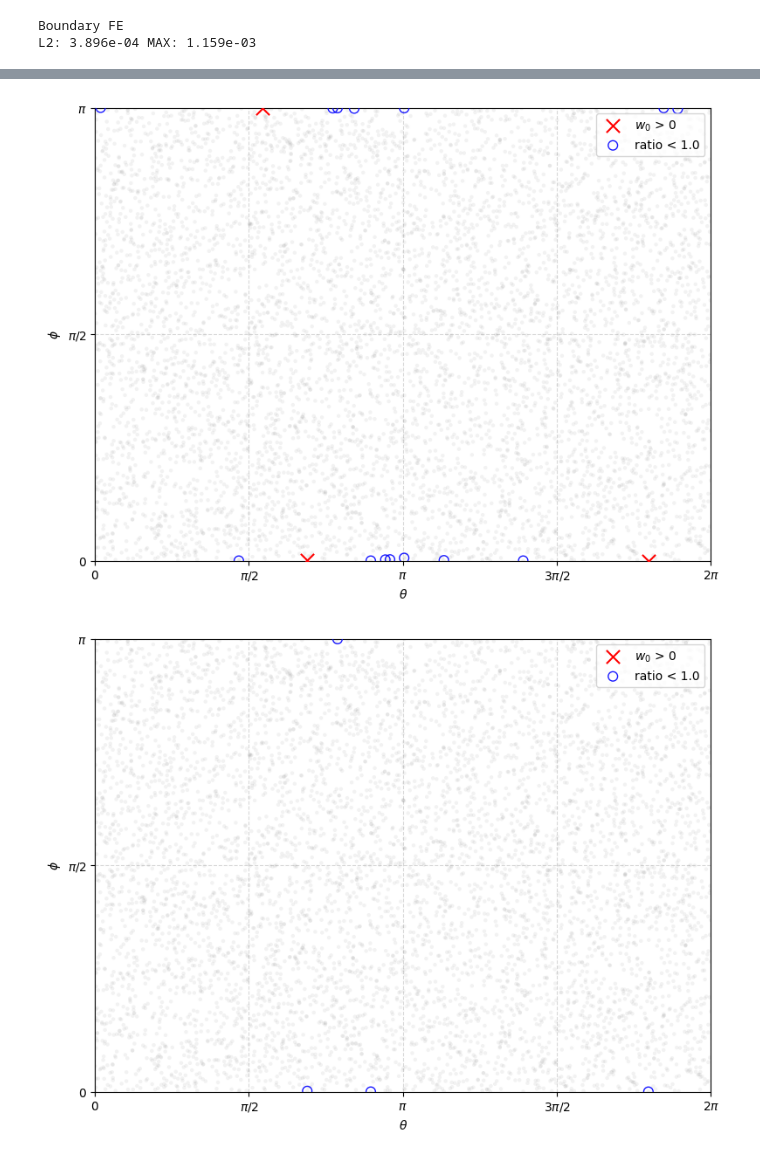
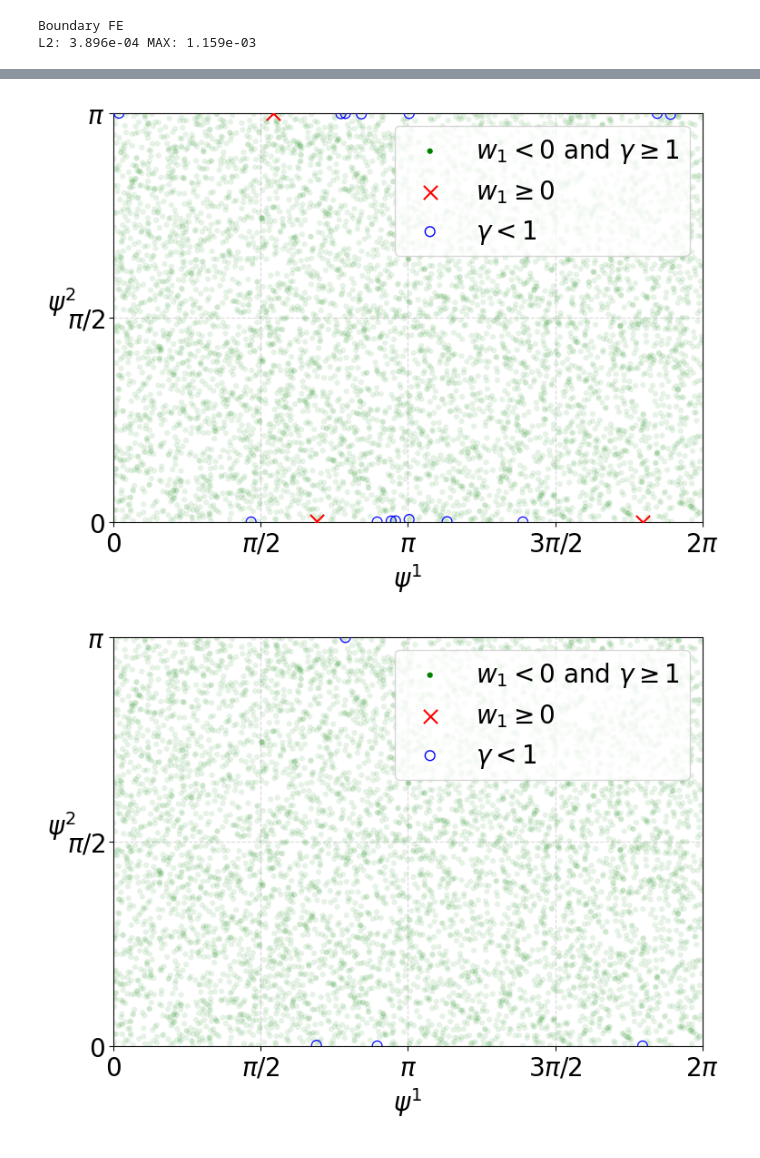
Before and after one commit to leventunord/gRBF-FD-boundary, a Jupyter notebook: notebooks/c2.ipynb, the cells around one changed output, grey strips where cells are left out. Cells and saved outputs as stored; diff of their text form; code cells hidden in the pictures.

```diff
--- a/notebooks/c2.ipynb
+++ b/notebooks/c2.ipynb
@@ -261,7 +262,7 @@ for i, i_id in enumerate(id_interior):
                 break
 
         if best_weights is None:
-            raise RuntimeError("operator sign error")
+            raise RuntimeError("lb operator sign error")
         else:
             weights_lap = best_weights
             stencil_ids = best_stencil_ids
@@ -345,9 +346,9 @@ for i, b_id in enumerate(id_boundary):
             break
 
     if best_weights is None:
-        print('Warning: operator wrong sign')
-        weights_grad_n = initial_weights
-        stencil_ids = initial_stencil_ids
+        raise RuntimeError("gradient operator sign error")
+        # weights_grad_n = initial_weights
+        # stencil_ids = initial_stencil_ids
     else:
         weights_grad_n = best_weights
         stencil_ids = best_stencil_ids
@@ -406,6 +407,8 @@ pos_weights = pos_weights_list[2][1]
 fixed_weights = fixed_weights_list[11][1]
 ill_weights = ill_weights_list[0][1]
 fixed_ill_weights = fixed_weights_list[0][1]
+# %%
+plt.rcParams.update({'font.size': 20})
 # %%
 #-- PLOT WEIGHTS --#
 def plot_weights(weights, filename=None):
@@ -438,38 +442,41 @@ def plot_bad_points(params, pos_idx, ill_idx, filename=None):
 
     ax.scatter(
         params[:, 0], params[:, 1],
-        s=10,
-        c='gray',
+        s=20,
+        c='green',
         marker='o',
         edgecolors='none',
-        alpha=0.1
+        alpha=0.1,
+        label=r'$w_1 < 0 $ and $\gamma \geq 1$'
     )
 
-    ax.scatter(pos_points[:, 0], pos_points[:, 1], label=r'$w_0$ > 0',
+    ax.scatter(pos_points[:, 0], pos_points[:, 1], label=r'$w_1 \geq 0$',
                c='red', marker='x', s=120, alpha=1.0, zorder=5)
 
 
-    ax.scatter(ill_points[:, 0], ill_points[:, 1], label='ratio < 1.0',
+    ax.scatter(ill_points[:, 0], ill_points[:, 1], label=r'$\gamma < 1$',
                edgecolors='blue', marker='o', s=60, alpha=0.9, facecolors='none',
               zorder=5)
 
     ax.set_xlim(0.0, 2*np.pi)
     ax.set_ylim(0.0, np.pi)
 
-    ax.set_xlabel(r'$\theta$')
-    ax.set_ylabel(r'$\phi$')
+    ax.set_xlabel(r'$\psi^1$')
+    ax.set_ylabel(r'$\psi^2$', rotation=0)
 
     ax.set_yticks([0, np.pi/2, np.pi])
     ax.set_yticklabels([r'$0$', r'$\pi/2$', r'$\pi$'])
     ax.set_xticks([0, np.pi/2, np.pi, 3 * np.pi/2, 2*np.pi])
     ax.set_xticklabels([r'$0$', r'$\pi/2$', r'$\pi$', r'$3\pi/2$', r'$2\pi$'])
 
-    ax.legend()
+    leg = ax.legend()
+    for lh in leg.legend_handles:
+        lh.set_alpha(1.0)
 
     ax.grid(True, linestyle='--', alpha=0.3, color='gray')
     plt.tight_layout()
     if filename is not None:
-        fig.savefig(f'./static/{filename}.pdf', dpi=300, bbox_inches='tight')
+        fig.savefig(f'../static/{filename}.pdf', dpi=300, bbox_inches='tight')
     plt.show()
 # %%
 pos_idx = []
@@ -496,9 +503,11 @@ for fixed_weights_tuple in fixed_weights_list:
         ill_idx_qp.append(idx)
 # %%
 plot_bad_points(manifold.params[id_interior], pos_idx, ill_idx, filename='bad_points')
+# plot_bad_points(manifold.params[id_interior], pos_idx, ill_idx)
 # %% [output]
-[figure, old version]
+[figure, new version]
 # %%
-plot_bad_points(manifold.params[id_interior], pos_idx_qp, ill_idx_qp, filename='./static/bad_points_qp')
+plot_bad_points(manifold.params[id_interior], pos_idx_qp, ill_idx_qp, filename='bad_points_qp')
+# plot_bad_points(manifold.params[id_interior], pos_idx_qp, ill_idx_qp)
 # %% [output]
-[figure, old version]
+[figure, new version]
```
Also changed, not shown: parts of 20 cells of this notebook, 23 other files.
